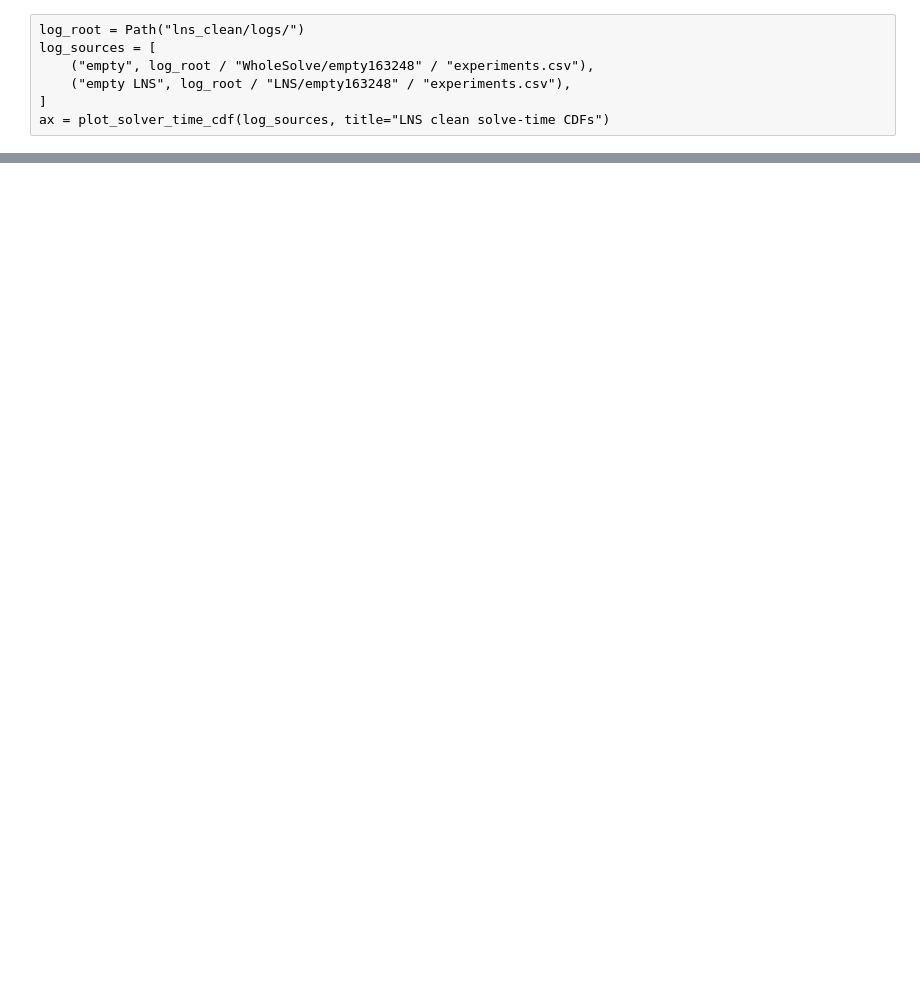
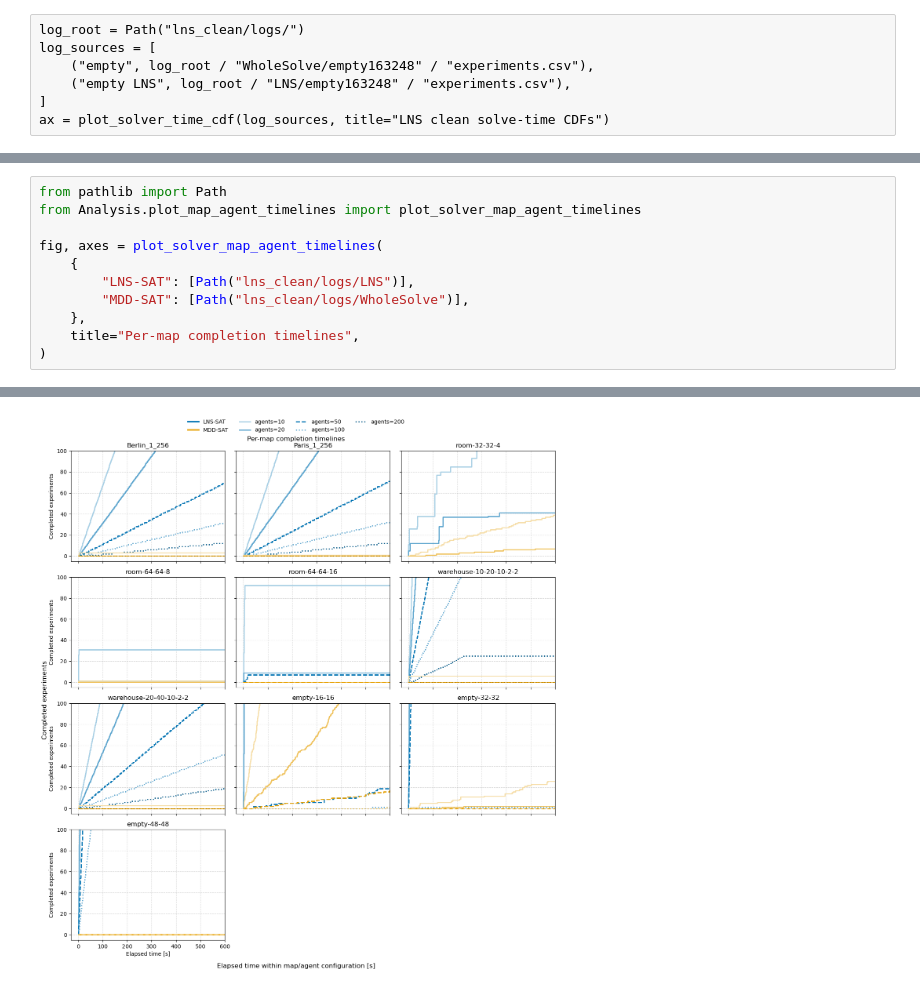
Before and after one commit to Maximusprime3/MAPF_LNS_SAT, a Jupyter notebook: Untitled.ipynb, the cells around one changed output, grey strips where cells are left out. Saved outputs shown, nothing was run; the diff lists cells and outputs as text; blank space fills up the shorter version.

```diff
--- a/Untitled.ipynb
+++ b/Untitled.ipynb
@@ -49,0 +80,12 @@ ax = plot_solver_time_cdf(
+# %%
+from pathlib import Path
+from Analysis.plot_map_agent_timelines import plot_solver_map_agent_timelines
+
+fig, axes = plot_solver_map_agent_timelines(
+    {
+        "LNS-SAT": [Path("lns_clean/logs/LNS")],
+        "MDD-SAT": [Path("lns_clean/logs/WholeSolve")],
+    },
+    title="Per-map completion timelines",
+)
+# %% [output]
@@ -49,0 +109 @@ ax = plot_solver_time_cdf(
+[figure, added]
```
Also changed, not shown: parts of 11 cells of this notebook, 13 other files.
